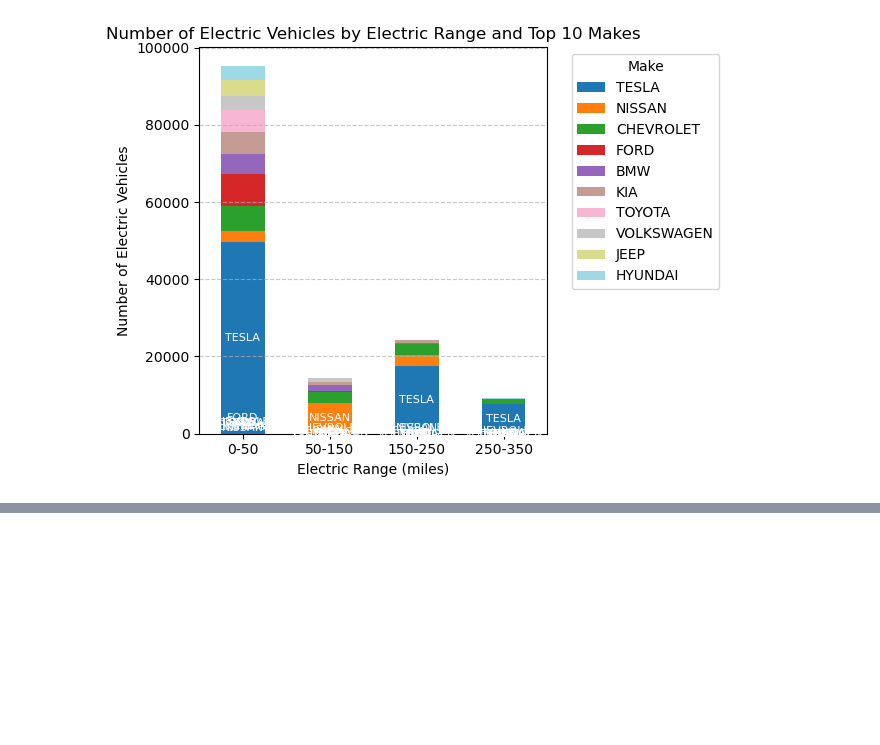
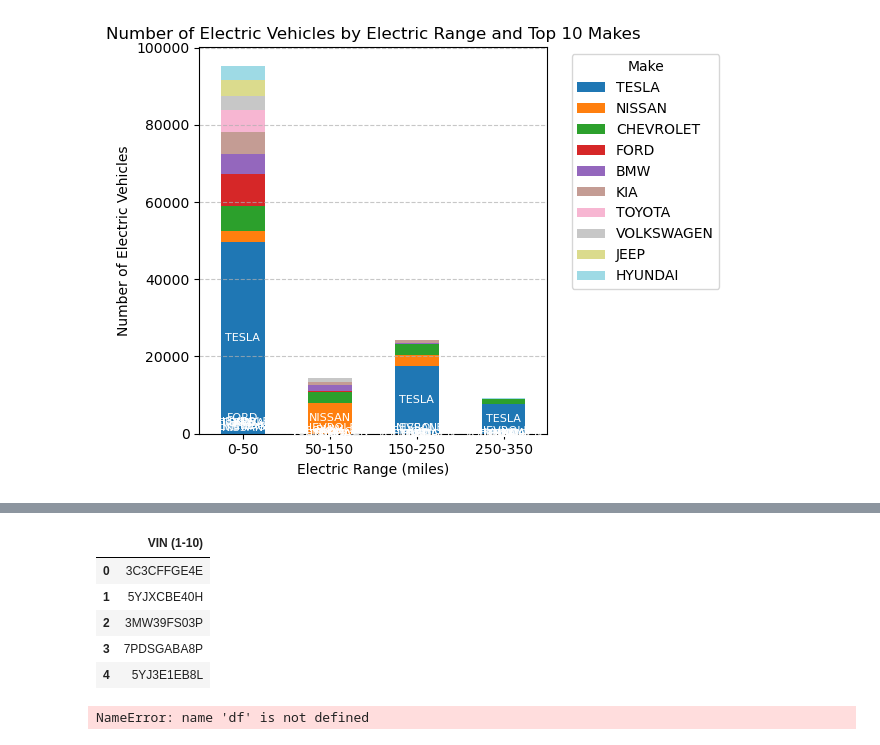
Before and after one commit to ennouhix/EDA-Electric_Vehicle, a Jupyter notebook: EDA EV.ipynb, the cells around one changed output, grey strips where cells are left out. Saved outputs shown, nothing was run; the diff lists cells and outputs as text; code cells hidden in the pictures; blank space fills up the shorter version.

```diff
--- a/EDA EV.ipynb
+++ b/EDA EV.ipynb
@@ -343,3 +344,7 @@ plt.show()
 # %% [output]
 <Figure size 2000x1500 with 0 Axes>
 [figure]
+# %%
+df=pd.read_csv('./Electric_Vehicle_Population_Data.csv')
+
+df.info()
@@ -345,0 +378,15 @@ plt.show()
+# %%
+df_f = df[['VIN (1-10)']]
+df_f.head()
+# %% [output]
+|  | VIN (1-10) |
+| 0 | 3C3CFFGE4E |
+| 1 | 5YJXCBE40H |
+| 2 | 3MW39FS03P |
+| 3 | 7PDSGABA8P |
+| 4 | 5YJ3E1EB8L |
+# %%
+df_f = df[['city']]
+df_f.head()
+# %% [output]
+NameError: name 'df' is not defined
```
Also changed, not shown: parts of 3 cells of this notebook.
